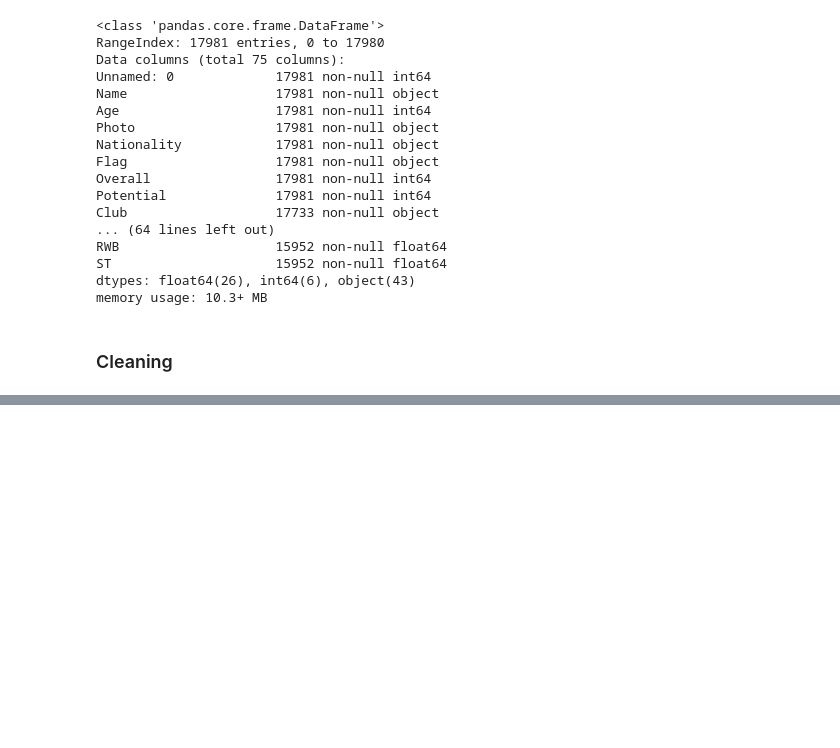
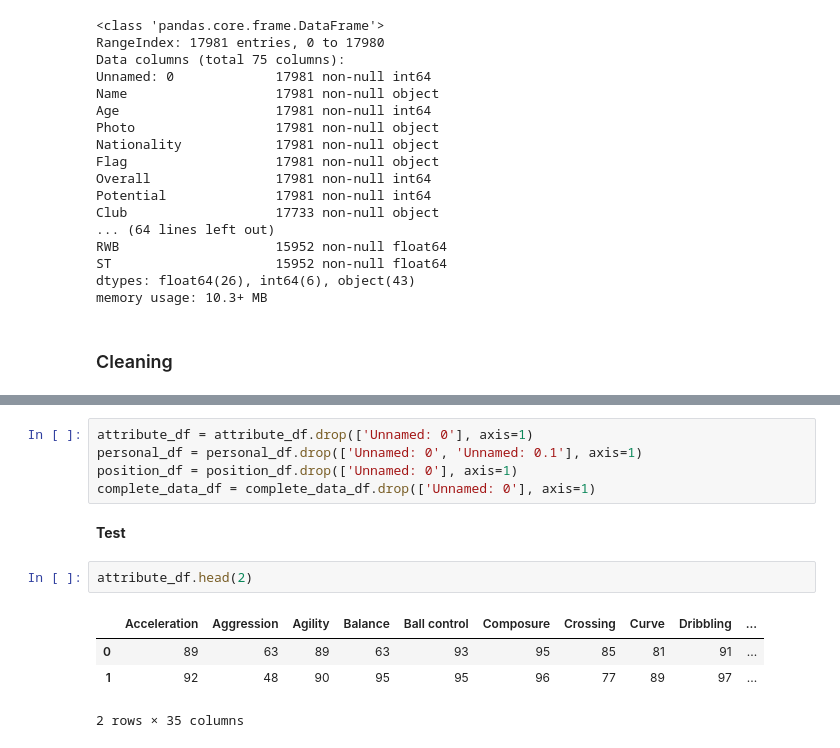
Before and after one commit to rohit-yadav/fifa-18, a Jupyter notebook: fifa18.ipynb, the cells around one changed output, grey strips where cells are left out. Cells and saved outputs as stored; diff of their text form; blank space fills up the shorter version.

```diff
--- a/fifa18.ipynb
+++ b/fifa18.ipynb
@@ -177,0 +186,14 @@ memory usage: 10.3+ MB
+# %%
+attribute_df = attribute_df.drop(['Unnamed: 0'], axis=1)
+personal_df = personal_df.drop(['Unnamed: 0', 'Unnamed: 0.1'], axis=1)
+position_df = position_df.drop(['Unnamed: 0'], axis=1)
+complete_data_df = complete_data_df.drop(['Unnamed: 0'], axis=1)
+# %% [markdown]
+**Test**
+# %%
+attribute_df.head(2)
+# %% [output]
+|  | Acceleration | Aggression | Agility | Balance | Ball control | Composure | Crossing | Curve | Dribbling | ... |
+| 0 | 89 | 63 | 89 | 63 | 93 | 95 | 85 | 81 | 91 | ... |
+| 1 | 92 | 48 | 90 | 95 | 95 | 96 | 77 | 89 | 97 | ... |
+2 rows × 35 columns
```
Also changed, not shown: parts of 4 cells of this notebook, 2 other files.
